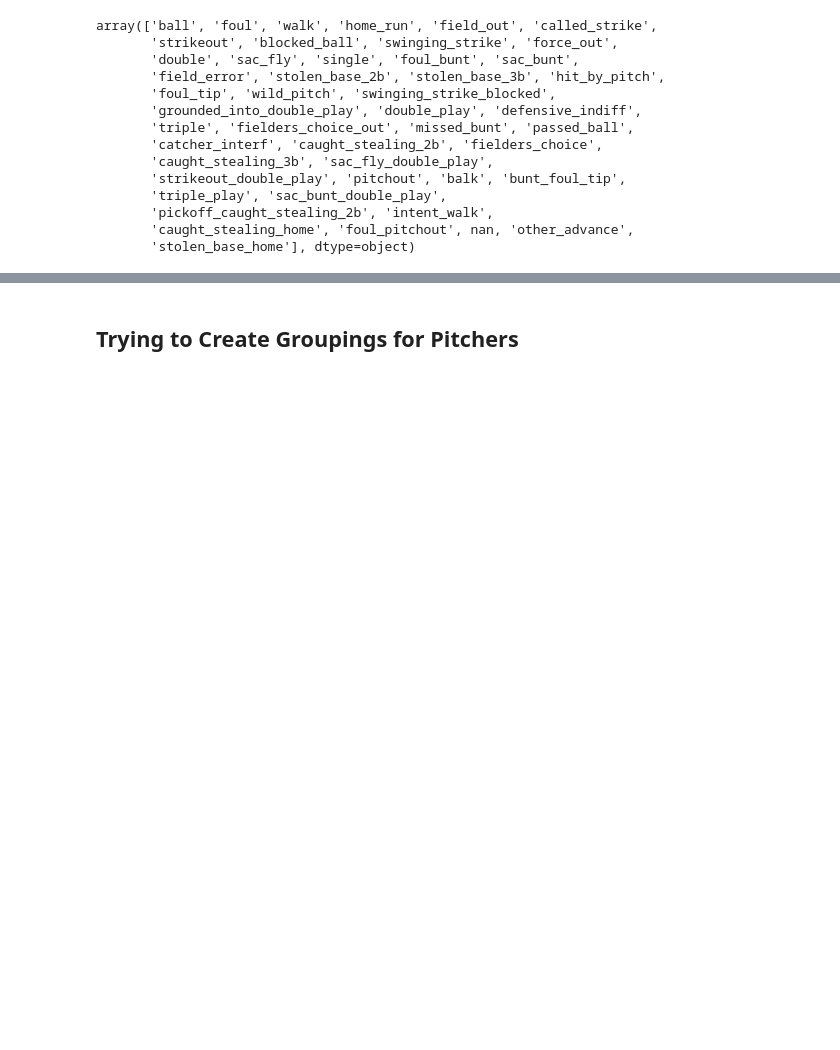
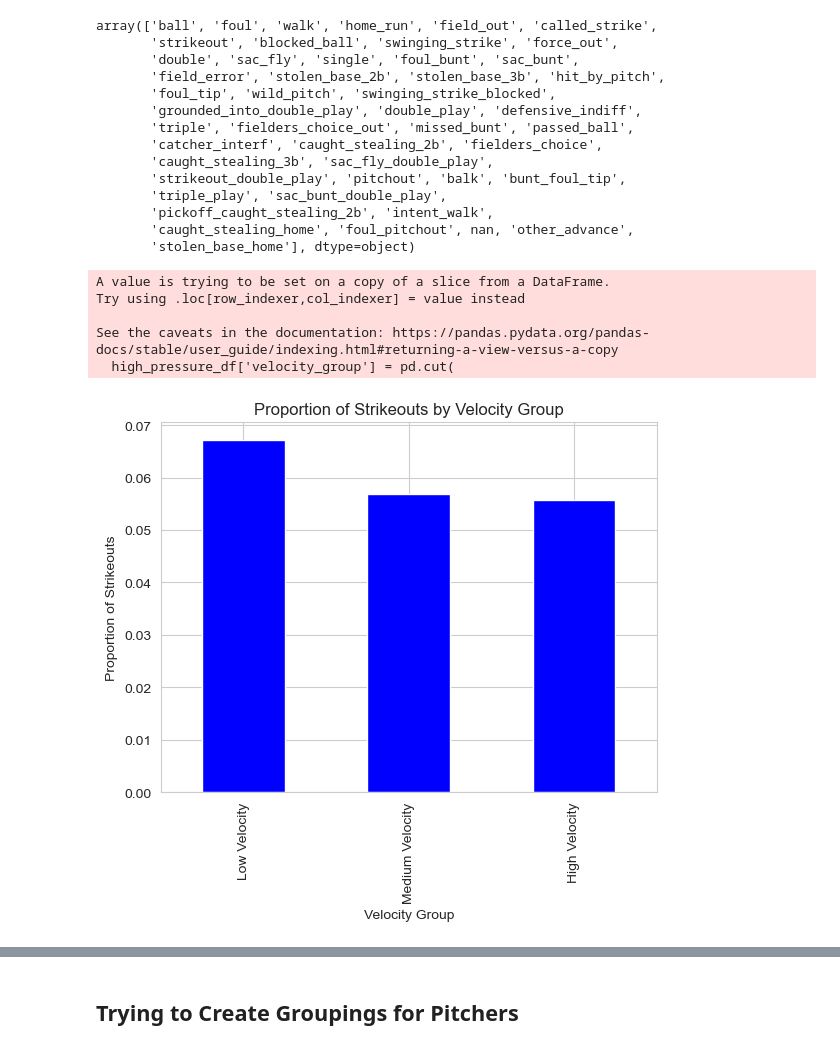
Before and after one commit to NathanG1en/baseball-research, a Jupyter notebook: Groupings.ipynb, the cells around one changed output, grey strips where cells are left out. Cells and saved outputs as stored; diff of their text form; code cells hidden in the pictures; blank space fills up the shorter version.

```diff
--- a/Groupings.ipynb
+++ b/Groupings.ipynb
@@ -46,3 +53,42 @@ array(['ball', 'foul', 'walk', 'home_run', 'field_out', 'called_strike',
        'pickoff_caught_stealing_2b', 'intent_walk',
        'caught_stealing_home', 'foul_pitchout', nan, 'other_advance',
        'stolen_base_home'], dtype=object)
+# %%
+import pandas as pd
+import matplotlib.pyplot as plt
+
+# Filter for high-pressure situations (2 strikes)
+high_pressure_df = baseball_df[baseball_df['strikes'] == 2.0]
+
+# Select relevant columns
+high_pressure_df = baseball_df[['outs', 'ab', 'eventtype', 'strikes', 'Home', 'spinrate', 'relspeed', 'horzbreak', 'inducedvertbreak', 'platelocheight', 'pitchname']]
+
+# Create velocity bins
+high_pressure_df['velocity_group'] = pd.cut(
+    high_pressure_df['relspeed'],
+    bins=[0, 85, 92, float('inf')],
+    labels=['Low Velocity', 'Medium Velocity', 'High Velocity']
+)
+
+# Calculate the total count of events for each velocity bin
+total_counts = high_pressure_df.groupby('velocity_group')['eventtype'].count()
+
+# Calculate the count of strikeouts for each velocity bin
+strikeout_counts = high_pressure_df[high_pressure_df['eventtype'] == 'strikeout'].groupby('velocity_group')['eventtype'].count()
+
+# Calculate the proportion of strikeouts in each bin
+strikeout_proportion = strikeout_counts / total_counts
+
+# Plot the proportions as a bar chart
+strikeout_proportion.plot(kind='bar', color='blue')
+plt.ylabel('Proportion of Strikeouts')
+plt.xlabel('Velocity Group')
+plt.title('Proportion of Strikeouts by Velocity Group')
+plt.show()
+# %% [output]
+A value is trying to be set on a copy of a slice from a DataFrame.
+Try using .loc[row_indexer,col_indexer] = value instead
+
+See the caveats in the documentation: https://pandas.pydata.org/pandas-docs/stable/user_guide/indexing.html#returning-a-view-versus-a-copy
+  high_pressure_df['velocity_group'] = pd.cut(
+[figure, added]
```
Also changed, not shown: parts of 23 cells of this notebook.
